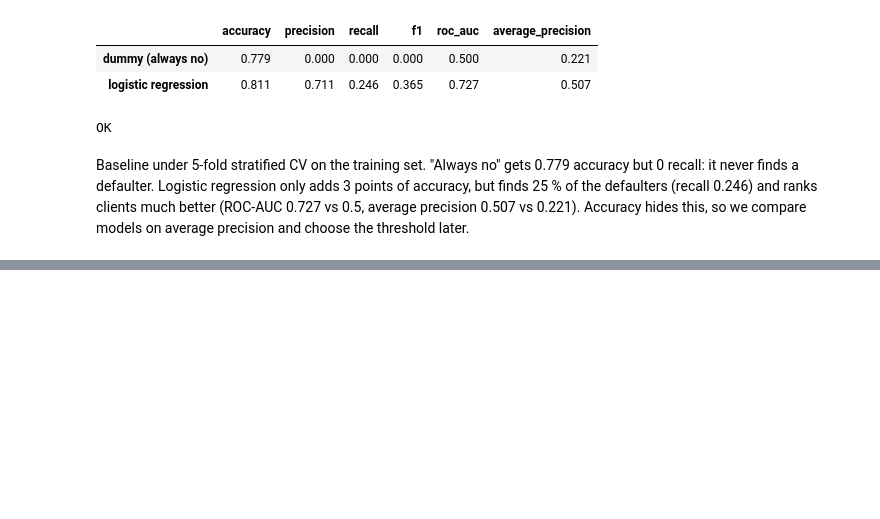
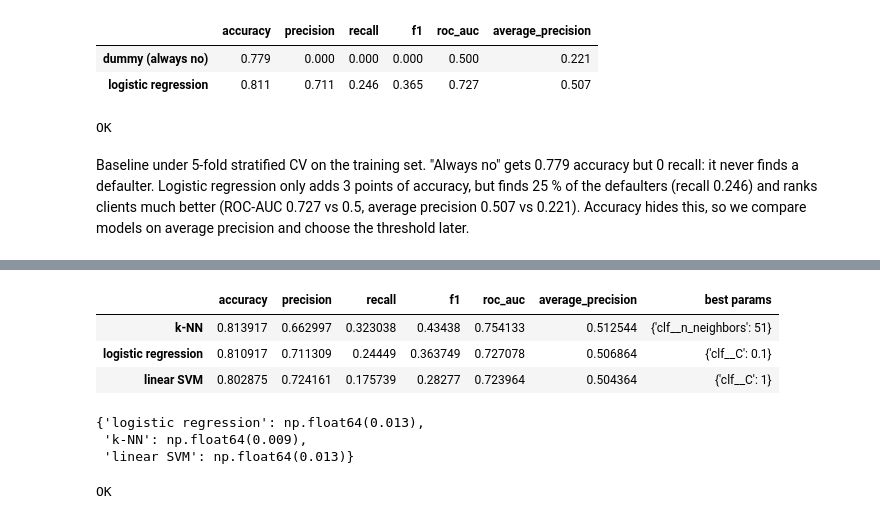
Before and after one commit to c1vxs/credit-default, a Jupyter notebook: notebooks/analysis.ipynb, the cells around one changed output, grey strips where cells are left out. Drawn from its saved outputs; the diff is of its cells as text; code cells hidden in the pictures; blank space fills up the shorter version.

```diff
--- a/notebooks/analysis.ipynb
+++ b/notebooks/analysis.ipynb
@@ -235,0 +249,33 @@ Baseline under 5-fold stratified CV on the training set. "Always no" gets 0.779
+# %%
+GRIDS = CONFIG["grids"]
+models = {"logistic regression": (LogisticRegression(max_iter=1000), GRIDS["logistic_regression"]),
+          "k-NN": (KNeighborsClassifier(), GRIDS["knn"]),
+          "linear SVM": (LinearSVC(), GRIDS["linear_svm"])}
+searches, rows = {}, {}
+for name, (clf, grid) in models.items():
+    search = GridSearchCV(trainer.build_pipeline(clf), grid, cv=cv, scoring=SCORING,
+                          refit="average_precision").fit(X_train, y_train)
+    i = search.best_index_
+    searches[name] = search
+    rows[name] = {s: search.cv_results_[f"mean_test_{s}"][i] for s in SCORING}
+    rows[name]["best params"] = search.best_params_
+tuned = pd.DataFrame(rows).T.sort_values("average_precision", ascending=False)
+tuned
+# %% [output]
+|  | accuracy | precision | recall | f1 | roc_auc | average_precision | best params |
+| k-NN | 0.813917 | 0.662997 | 0.323038 | 0.43438 | 0.754133 | 0.512544 | {'clf__n_neighbors': 51} |
+| logistic regression | 0.810917 | 0.711309 | 0.24449 | 0.363749 | 0.727078 | 0.506864 | {'clf__C': 0.1} |
+| linear SVM | 0.802875 | 0.724161 | 0.175739 | 0.28277 | 0.723964 | 0.504364 | {'clf__C': 1} |
+# %%
+{n: s.cv_results_["std_test_average_precision"][s.best_index_].round(3) for n, s in searches.items()}
+# %% [output]
+{'logistic regression': np.float64(0.013),
+ 'k-NN': np.float64(0.009),
+ 'linear SVM': np.float64(0.013)}
+# %%
+# ✅ Check
+assert len(tuned) == 3
+assert tuned["average_precision"].max() > results.loc["dummy (always no)", "average_precision"]
+print("OK")
+# %% [output]
+OK
```
Also changed, not shown: parts of 15 cells of this notebook.
